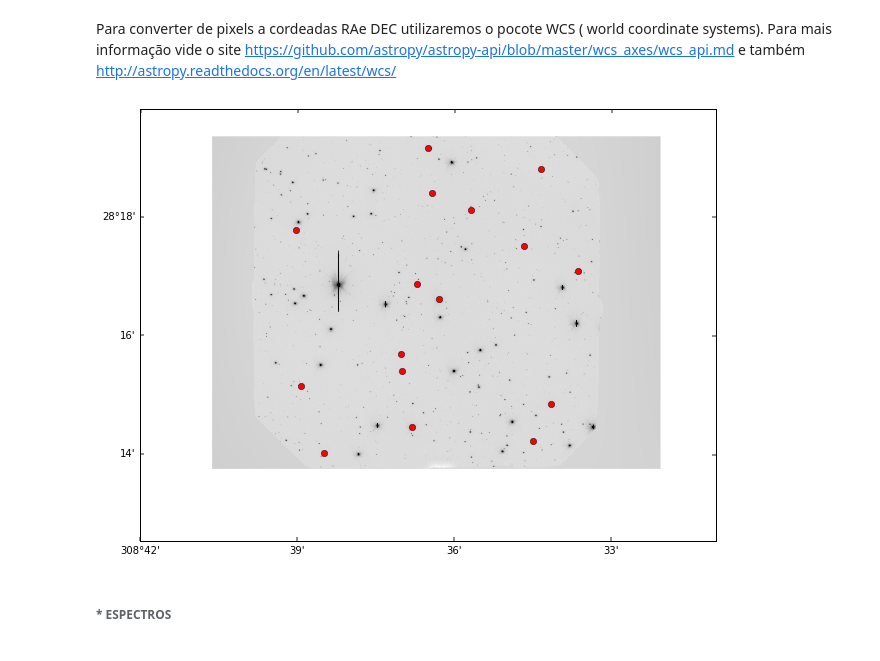
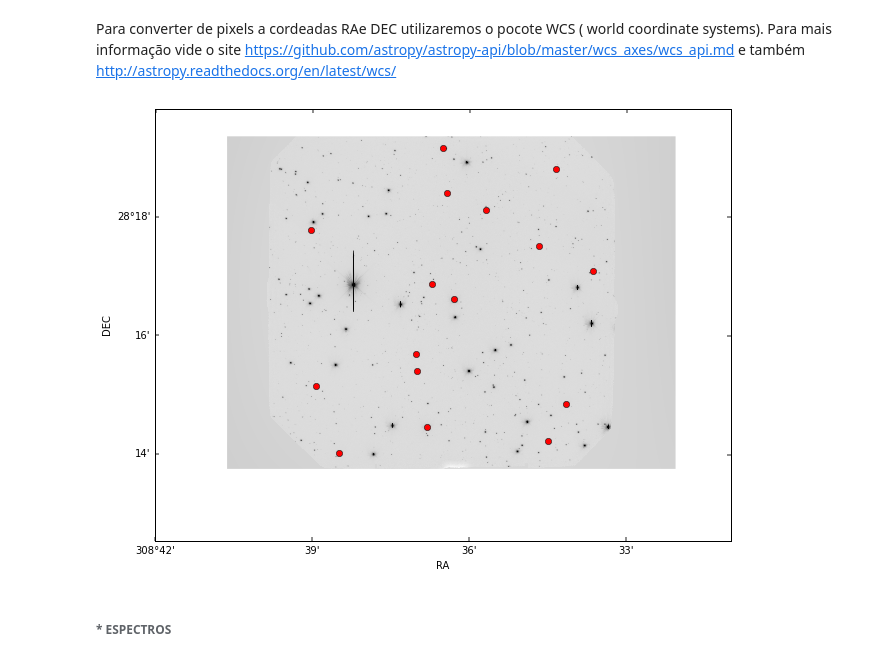
Before and after one commit to chesarex/e_science_1, a Jupyter notebook: read_file_fits.ipynb, the cells around one changed output. Drawn from its saved outputs; the diff is of its cells as text; code cells hidden in the pictures.

```diff
--- a/read_file_fits.ipynb
+++ b/read_file_fits.ipynb
@@ -170,23 +170,24 @@ Para  converter de pixels a cordeadas RAe DEC utilizaremos o pocote WCS ( world
 # %%
 %matplotlib inline
 
 from astropy.wcs import WCS
 from wcsaxes import WCSAxes
 
 hdulist_1 = fits.open('1.fits')
 hdulist_2 = fits.open('2.fits')
 # Initialize figure
 fig2 = plt.figure(figsize = (10,10))
 ax2 = WCSAxes(fig2, [0.1, 0.1, 0.8, 0.8], wcs=WCS(hdulist_1[1].header))
 fig2.add_axes(ax2)
 # By default, the correct coordinate system will be shown on the x and y
 # axis, and the labels will be set based on the WCS coordinate system.
 ax2.imshow(np.log(hdulist_1[1].data), origin='lower').set_cmap('Greys')
+plt.xlabel('RA'), plt.ylabel('DEC')
 ax2.plot(hdulist_2[1].data['x_ccd'],hdulist_2[1].data['y_ccd'],'or')
 # Save image
 fig2.savefig('campo.png')
 # %% [output]
-[figure, old version]
+[figure, new version]
 # %% [markdown]
 ###### * ESPECTROS
 # %% [markdown]
```
